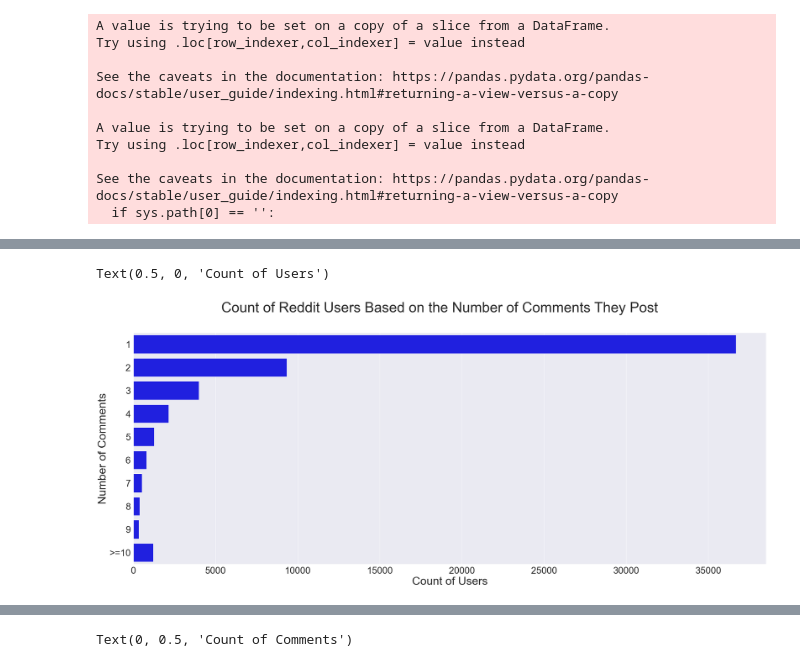
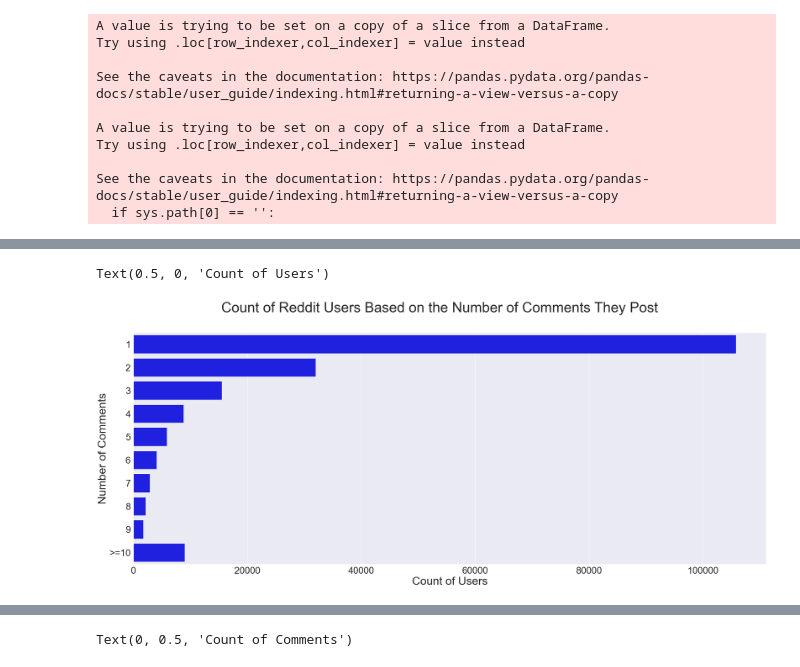
Before and after one commit to DavidKai1999/Stats-170-project, a Jupyter notebook: dataset_preprocessing/redditcomment_preprocessing.ipynb, the cells around one changed output, grey strips where cells are left out. Saved outputs shown, nothing was run; the diff lists cells and outputs as text; code cells hidden in the pictures.

```diff
--- a/dataset_preprocessing/redditcomment_preprocessing.ipynb
+++ b/dataset_preprocessing/redditcomment_preprocessing.ipynb
@@ -112,7 +112,10 @@ df.to_sql("redditnews", con=engine, if_exists='append',index=False)
 ## Import Data
 # %%
 Query = "SELECT * FROM redditnews"
-df = pd.read_sql_query(Query, con=engine)
+news_table = pd.read_sql_query(Query, con=engine)
+
+Query = "SELECT * FROM redditcomment"
+comment_table = pd.read_sql_query(Query, con=engine)
 # %%
 # Decode json dictionary
 
@@ -204,27 +223,27 @@ See the caveats in the documentation: https://pandas.pydata.org/pandas-docs/stab
 # %%
 num_of_comments = ['1','2','3','4','5','6','7','8','9','>=10']
-count = [len(count_commentauthor[count_commentauthor['count']==1][1:]),
-        len(count_commentauthor[count_commentauthor['count']==2][1:]),
-        len(count_commentauthor[count_commentauthor['count']==3][1:]),
-        len(count_commentauthor[count_commentauthor['count']==4][1:]),
-        len(count_commentauthor[count_commentauthor['count']==5][1:]),
-        len(count_commentauthor[count_commentauthor['count']==6][1:]),
-        len(count_commentauthor[count_commentauthor['count']==7][1:]),
-         len(count_commentauthor[count_commentauthor['count']==8][1:]),
-         len(count_commentauthor[count_commentauthor['count']==9][1:]),
-        len(count_commentauthor[count_commentauthor['count']>=10][1:])]
+count = [len(count_ca[count_ca['count']==1][1:]),
+        len(count_ca[count_ca['count']==2][1:]),
+        len(count_ca[count_ca['count']==3][1:]),
+        len(count_ca[count_ca['count']==4][1:]),
+        len(count_ca[count_ca['count']==5][1:]),
+        len(count_ca[count_ca['count']==6][1:]),
+        len(count_ca[count_ca['count']==7][1:]),
+         len(count_ca[count_ca['count']==8][1:]),
+         len(count_ca[count_ca['count']==9][1:]),
+        len(count_ca[count_ca['count']>=10][1:])]
 
 temp = pd.DataFrame({'num_of_comments':num_of_comments,'count':count})
 
 import seaborn as sns
 #sns.set_theme(style="whitegrid")
 sns.set(font_scale=3)
 
 f, ax = plt.subplots(1, 1, figsize=(40,15))
 ax = sns.barplot(y="num_of_comments", x="count", data=temp,color="blue")
 f.suptitle('Count of Reddit Users Based on the Number of Comments They Post', fontsize=50)
 plt.ylabel('Number of Comments', fontsize=40)
 plt.xlabel('Count of Users', fontsize=40)
 # %% [output]
 Text(0.5, 0, 'Count of Users')
-[figure, old version]
+[figure, new version]
```
Also changed, not shown: parts of 10 cells of this notebook, 7 other files.
